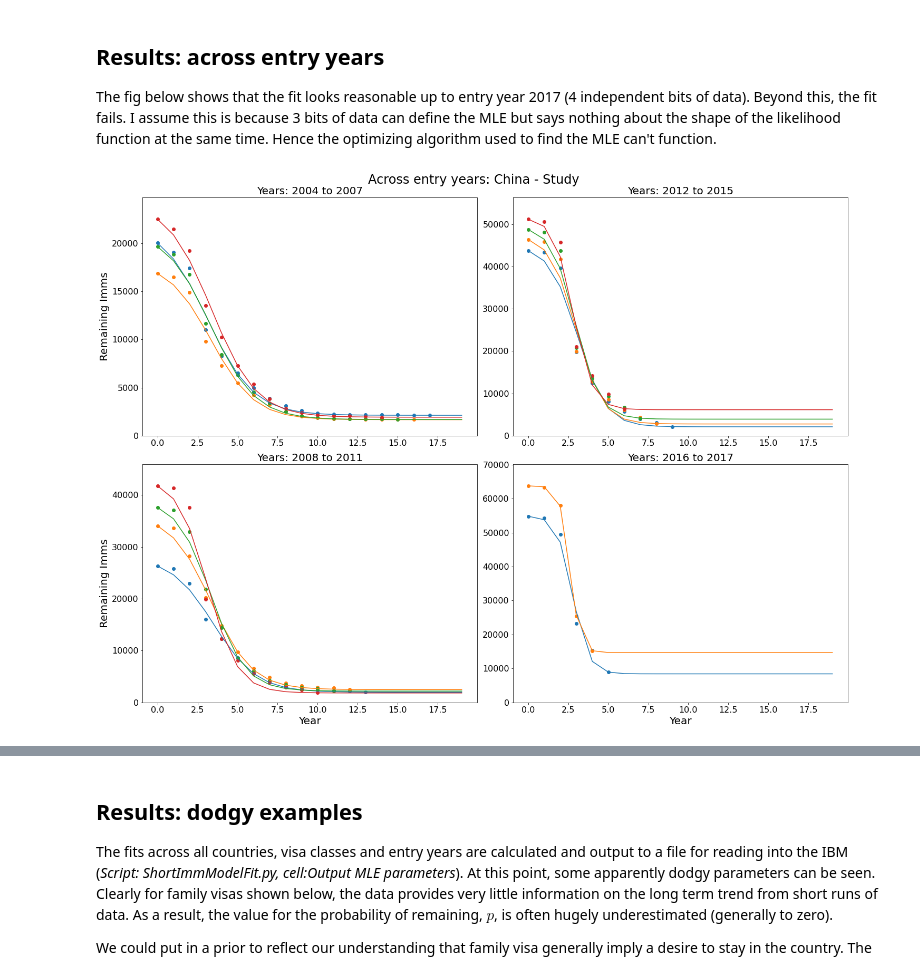
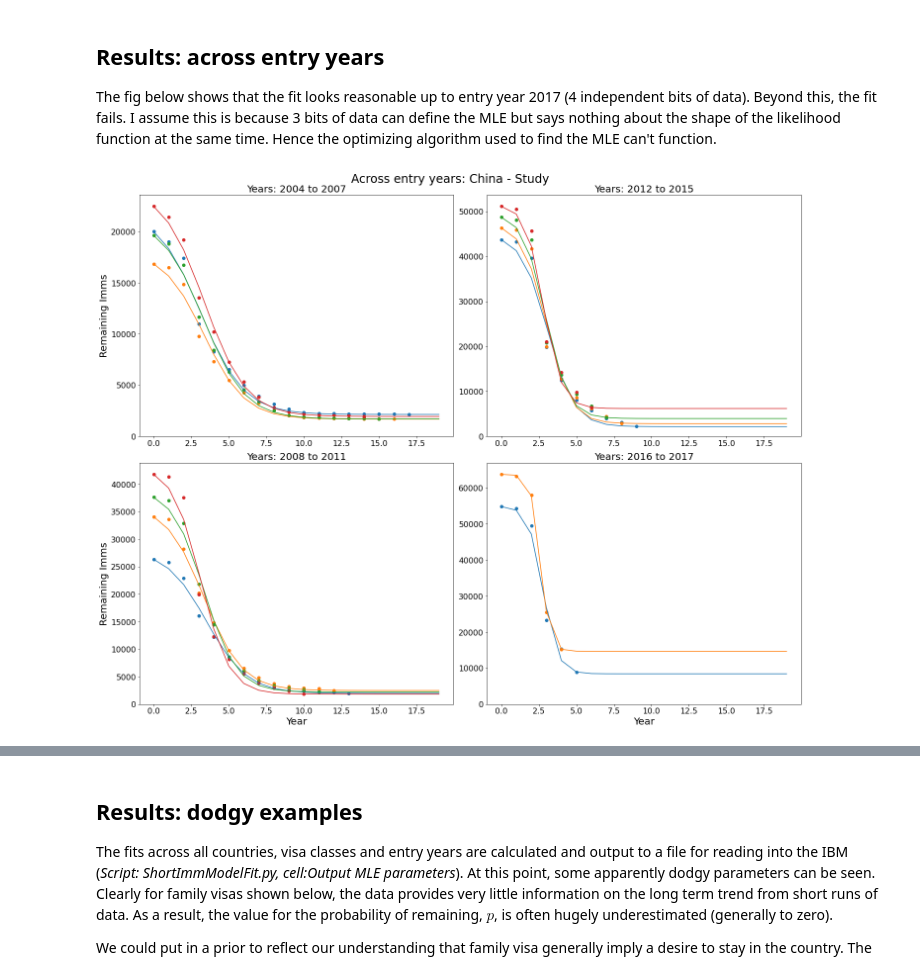
Before and after one commit to JamesTruscott/JupyterBinder, a Jupyter notebook: EmigrationModel/EmigFitting.ipynb, the cells around one changed output, grey strips where cells are left out. Drawn from its saved outputs; the diff is of its cells as text; code cells hidden in the pictures.

```diff
--- a/EmigrationModel/EmigFitting.ipynb
+++ b/EmigrationModel/EmigFitting.ipynb
@@ -606,8 +607,9 @@ fig, ax = plt.subplots(ncols=2, nrows=2)
 
 startYear = 2004
 endYear = 2008
+maxY = 0
 for i in range(startYear, endYear):
-    plot_data, MLE_values, d_dict = getLogisticFit(country, visa, i)
+    plot_data, MLE_values, d_dict = getLogisticFit(country,visa, i)
     # create extrapolated soln...
     p = MLE_values[0]
     k = MLE_values[1]
@@ -616,13 +618,16 @@ for i in range(startYear, endYear):
     theory = (p + (1-p)*np.array(s_curve)/s_curve[0])*plot_data['Data'].values[0]
     ax[0, 0].plot(timeSpan, theory)
     ax[0, 0].scatter(plot_data['Year'], plot_data['Data'])
-    ax[0, 0].set_ylim(0, max(plot_data['Data'])*1.1)
-    title = f'Years: {startYear} to {endYear-1}'
-    ax[0, 0].set_title(title, fontsize=20)
-    ax[0, 0].tick_params(axis='both', which='major', labelsize=16)
+    maxY = max(maxY, max(plot_data['Data']))
+
+title = f'Years: {startYear} to {endYear-1}'
+ax[0, 0].set_title(title, fontsize=20)
+ax[0, 0].tick_params(axis='both', which='major', labelsize=16)
+ax[0, 0].set_ylim(0, maxY*1.05)
 
 startYear = 2008
 endYear = 2012
+maxY = 0
 for i in range(startYear, endYear):
     plot_data, MLE_values, d_dict = getLogisticFit(country,visa, i)
     # create extrapolated soln...
@@ -633,54 +638,63 @@ for i in range(startYear, endYear):
     theory = (p + (1-p)*np.array(s_curve)/s_curve[0])*plot_data['Data'].values[0]
     ax[1, 0].plot(timeSpan, theory)
     ax[1, 0].scatter(plot_data['Year'], plot_data['Data'])
-    ax[1, 0].set_ylim(0, max(plot_data['Data'])*1.1)
-    title = f'Years: {startYear} to {endYear-1}'
-    ax[1, 0].set_title(title, fontsize=20)
-    ax[1, 0].tick_params(axis='both', which='major', labelsize=16)
+    maxY = max(maxY, max(plot_data['Data']))
+
+title = f'Years: {startYear} to {endYear-1}'
+ax[1, 0].set_title(title, fontsize=20)
+ax[1, 0].tick_params(axis='both', which='major', labelsize=16)
+ax[1, 0].set_ylim(0, maxY*1.05)
 
 
 startYear = 2012
 endYear = 2016
-for i in range(startYear,endYear):
-    plot_data, MLE_values, d_dict = getLogisticFit(country,visa, i)
+maxY = 0
+for i in range(startYear, endYear):
+    plot_data, MLE_values, d_dict = getLogisticFit(country, visa, i)
     # create extrapolated soln...
     p = MLE_values[0]
     k = MLE_values[1]
     delta = MLE_values[2]
     s_curve = [0.5*(1-np.tanh(k*(i-delta)/2)) for i in timeSpan]
     theory = (p + (1-p)*np.array(s_curve)/s_curve[0])*plot_data['Data'].values[0]
     ax[0, 1].plot(timeSpan, theory)
     ax[0, 1].scatter(plot_data['Year'], plot_data['Data'])
-    ax[0, 1].set_ylim(0, max(plot_data['Data'])*1.1)
-    title = f'Years: {startYear} to {endYear-1}'
-    ax[0, 1].set_title(title, fontsize=20)
-    ax[0, 1].tick_params(axis='both', which='major', labelsize=16)
+    maxY = max(maxY, max(plot_data['Data']))
+
+title = f'Years: {startYear} to {endYear-1}'
+ax[0, 1].set_title(title, fontsize=20)
+ax[0, 1].tick_params(axis='both', which='major', labelsize=16)
+ax[0, 1].set_ylim(0, maxY*1.05)
+
 
 startYear = 2016
 endYear = 2018
-for i in range(startYear,endYear):
+maxY = 0
+for i in range(startYear, endYear):
     plot_data, MLE_values, d_dict = getLogisticFit(country,visa, i)
     # create extrapolated soln...
     p = MLE_values[0]
     k = MLE_values[1]
     delta = MLE_values[2]
     s_curve = [0.5*(1-np.tanh(k*(i-delta)/2)) for i in timeSpan]
     theory = (p + (1-p)*np.array(s_curve)/s_curve[0])*plot_data['Data'].values[0]
     ax[1, 1].plot(timeSpan, theory)
     ax[1, 1].scatter(plot_data['Year'], plot_data['Data'])
-    ax[1, 1].set_ylim(0, max(plot_data['Data'])*1.1)
-    title = f'Years: {startYear} to {endYear-1}'
-    ax[1, 1].set_title(title, fontsize=20)
-    ax[1, 1].tick_params(axis='both', which='major', labelsize=16)
+    maxY = max(maxY, max(plot_data['Data']))
+
+title = f'Years: {startYear} to {endYear-1}'
+ax[1, 1].set_title(title, fontsize=20)
+ax[1, 1].tick_params(axis='both', which='major', labelsize=16)
+ax[1, 1].set_ylim(0, maxY*1.05)
 
 ax[0, 0].set_ylabel('Remaining Imms', fontsize=20)
 ax[1, 0].set_ylabel('Remaining Imms', fontsize=20)
-ax[1, 0].set_xlabel(xlabel='Year',fontsize=20)
-ax[1, 1].set_xlabel(xlabel='Year',fontsize=20)
+ax[1, 0].set_xlabel(xlabel='Year', fontsize=20)
+ax[1, 1].set_xlabel(xlabel='Year', fontsize=20)
 
-fig.set_size_inches(20, 15)
+fig.set_size_inches(20, 16)
 fig.suptitle(f'Across entry years: {country} - {visa}', fontsize=24)
 fig.tight_layout()
 plt.show()
 # %% [output]
-[figure, old version]
+[figure, new version]
```
Also changed, not shown: parts of 16 cells of this notebook.
